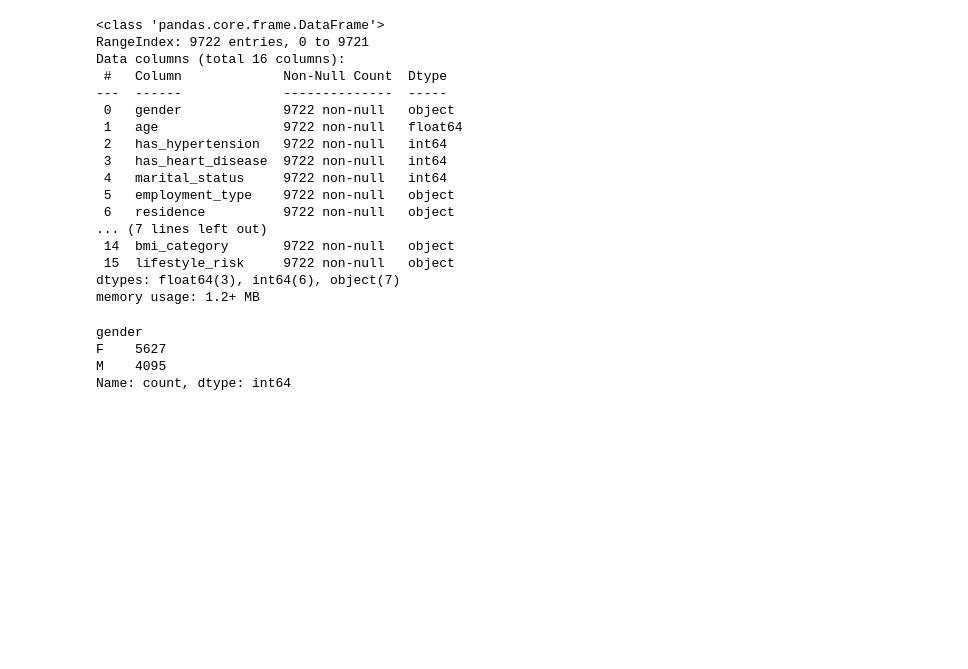
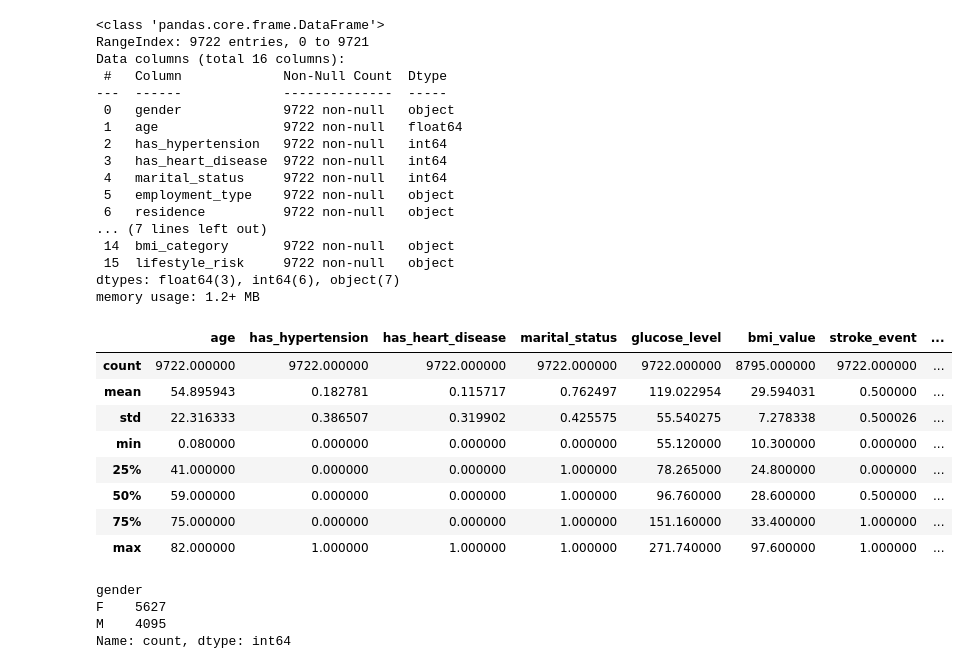
Before and after one commit to sankajithdjinasena/Stroke_Risk_Predicting, a Jupyter notebook: notebook.ipynb, the cells around one changed output. Cells and saved outputs as stored; diff of their text form; code cells hidden in the pictures; blank space fills up the shorter version.

```diff
--- a/notebook.ipynb
+++ b/notebook.ipynb
@@ -17,7 +17,7 @@ import seaborn as sns
 # %% [markdown]
 ## **1. Load the dataset**
 # %%
-data = pd.read_csv("healthcare_data.csv")
+data = pd.read_csv("Data/healthcare_data.csv")
 data.head()
 # %% [output]
 |  | Unnamed: 0 | patient_id | gender | age | has_hypertension | has_heart_disease | marital_status | ... |
@@ -56,6 +60,18 @@ Data columns (total 16 columns):
  15  lifestyle_risk     9722 non-null   object
 dtypes: float64(3), int64(6), object(7)
 memory usage: 1.2+ MB
+# %%
+data.describe()
+# %% [output]
+|  | age | has_hypertension | has_heart_disease | marital_status | glucose_level | bmi_value | stroke_event | ... |
+| count | 9722.000000 | 9722.000000 | 9722.000000 | 9722.000000 | 9722.000000 | 8795.000000 | 9722.000000 | ... |
+| mean | 54.895943 | 0.182781 | 0.115717 | 0.762497 | 119.022954 | 29.594031 | 0.500000 | ... |
+| std | 22.316333 | 0.386507 | 0.319902 | 0.425575 | 55.540275 | 7.278338 | 0.500026 | ... |
+| min | 0.080000 | 0.000000 | 0.000000 | 0.000000 | 55.120000 | 10.300000 | 0.000000 | ... |
+| 25% | 41.000000 | 0.000000 | 0.000000 | 1.000000 | 78.265000 | 24.800000 | 0.000000 | ... |
+| 50% | 59.000000 | 0.000000 | 0.000000 | 1.000000 | 96.760000 | 28.600000 | 0.500000 | ... |
+| 75% | 75.000000 | 0.000000 | 0.000000 | 1.000000 | 151.160000 | 33.400000 | 1.000000 | ... |
+| max | 82.000000 | 1.000000 | 1.000000 | 1.000000 | 271.740000 | 97.600000 | 1.000000 | ... |
 # %%
 data["gender"].value_counts()
 # %% [output]
```
Also changed, not shown: parts of 5 cells of this notebook, 5 other files.
